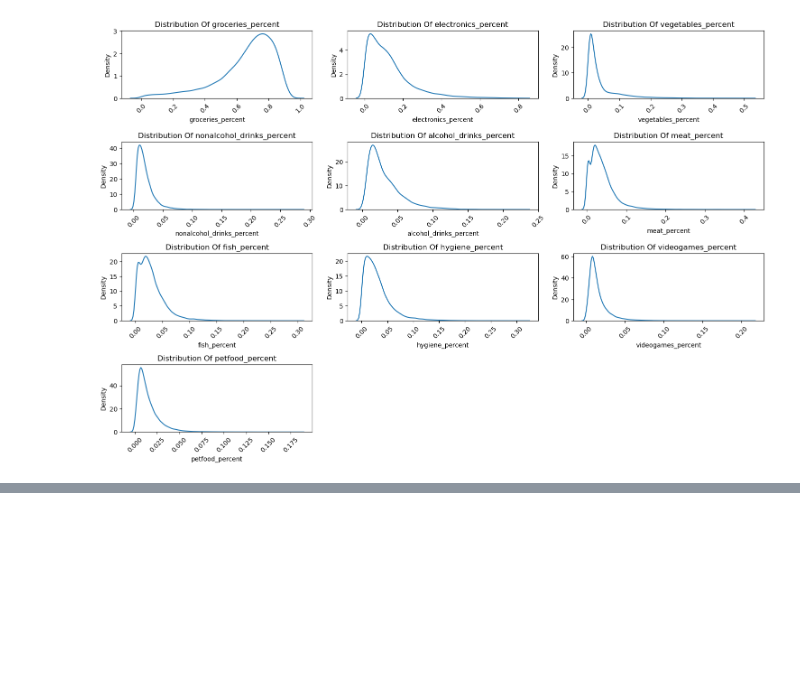
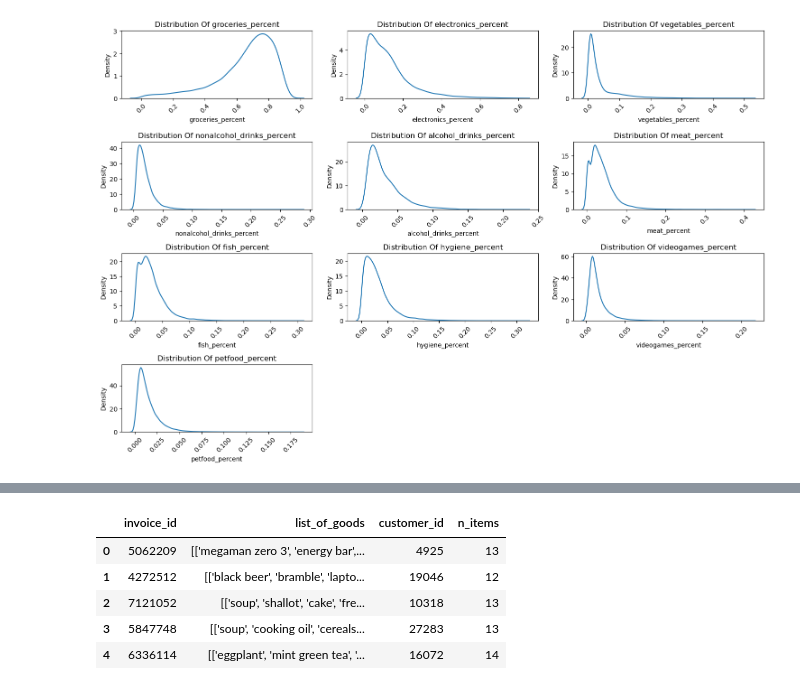
Before and after one commit to Yan-Sidoryk/Unsupervised-Customer-Segmentation, a Jupyter notebook: notebook.ipynb, the cells around one changed output, grey strips where cells are left out. Saved outputs shown, nothing was run; the diff lists cells and outputs as text; code cells hidden in the pictures; blank space fills up the shorter version.

```diff
--- a/notebook.ipynb
+++ b/notebook.ipynb
@@ -161,0 +124,12 @@ plt.show()
+# %%
+basket['list_of_goods'] = basket['list_of_goods'].apply(lambda x: x.split(','))
+basket['n_items'] = basket['list_of_goods'].apply(len)
+# %%
+basket.head()
+# %% [output]
+|  | invoice_id | list_of_goods | customer_id | n_items |
+| 0 | 5062209 | [['megaman zero 3', 'energy bar',... | 4925 | 13 |
+| 1 | 4272512 | [['black beer', 'bramble', 'lapto... | 19046 | 12 |
+| 2 | 7121052 | [['soup', 'shallot', 'cake', 'fre... | 10318 | 13 |
+| 3 | 5847748 | [['soup', 'cooking oil', 'cereals... | 27283 | 13 |
+| 4 | 6336114 | [['eggplant', 'mint green tea', '... | 16072 | 14 |
```
Also changed, not shown: parts of 4 cells of this notebook.
